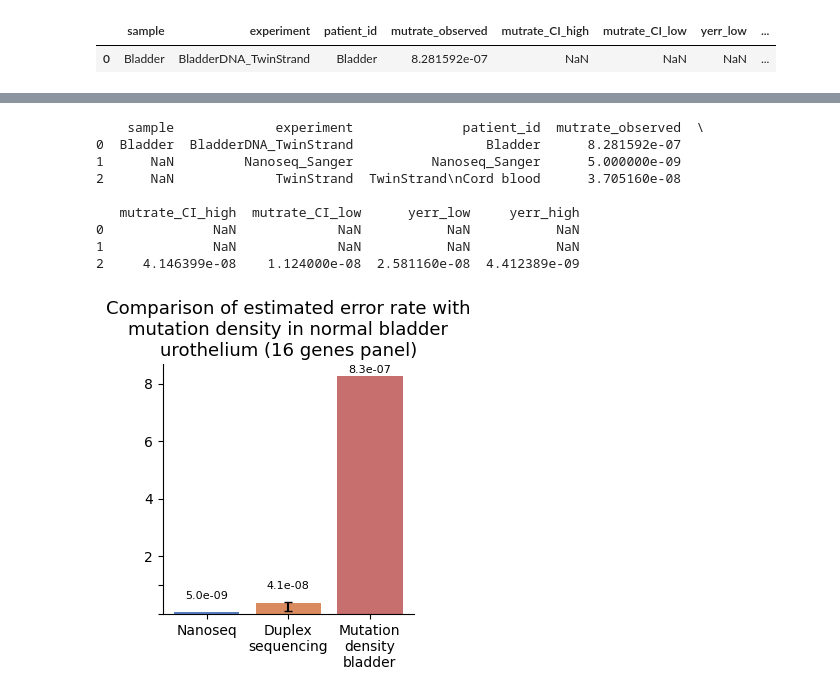
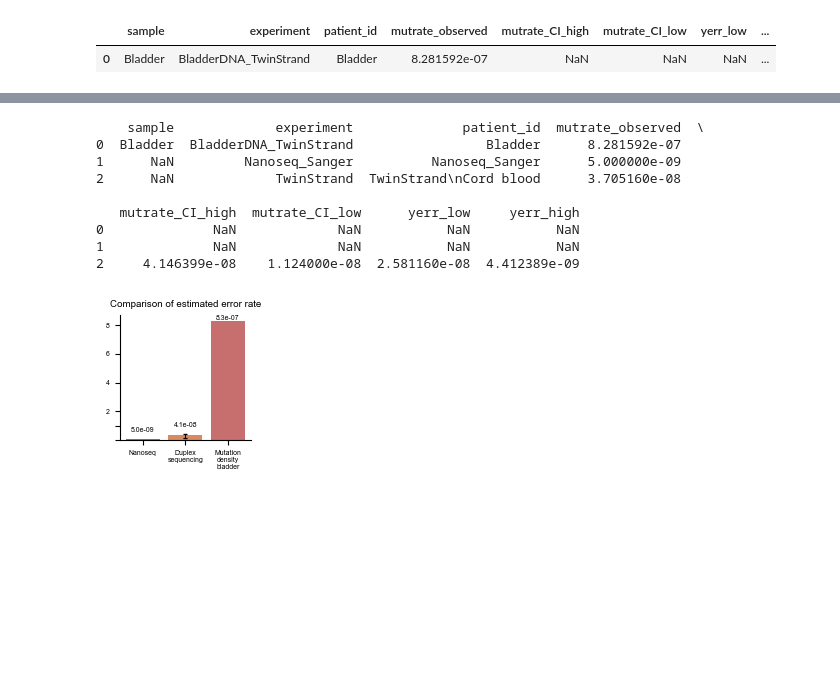
Before and after one commit to bbglab/normal_bladder_paper, a Jupyter notebook: extended/extended2/Extended2a_error_rate.ipynb, the cells around one changed output, grey strips where cells are left out. Cells and saved outputs as stored; diff of their text form; code cells hidden in the pictures; blank space fills up the shorter version.

```diff
--- a/extended/extended2/Extended2a_error_rate.ipynb
+++ b/extended/extended2/Extended2a_error_rate.ipynb
@@ -374,7 +370,7 @@ data['yerr_high'] = data['mutrate_CI_high'] - data['mutrate_observed']
 data = data.sort_values('experiment')
 print(data)
 # Plot
-plt.figure(figsize=(3, 4))
+plt.figure(figsize=(1.75, 2))
 ax = sns.barplot(
     data=data,
     x='patient_id',
@@ -397,6 +393,7 @@ for idx, sample in enumerate(sampless_list):
         fmt='none',
         ecolor='black',
-        capsize=3
+        capsize=1.5,
+        linewidth = 0.7
     )
 
 # Add mutation rate values above each bar
@@ -409,7 +406,7 @@ for idx, sample in enumerate(sampless_list):
         f'{mutrate:.1e}',
         ha='center',
         va='bottom',
-        fontsize=8,
+        fontsize = plot_fontsizes_general_config["custom_text_fontsize"],
         color='black'
     )
 
@@ -417,35 +414,36 @@ for idx, sample in enumerate(sampless_list):
 
 # Set y-axis to scientific notation
 formatter = ScalarFormatter(useMathText=True)
 formatter.set_scientific(True)
 formatter.set_powerlimits((-2, 2))
 ax.yaxis.set_major_formatter(formatter)
 
 # Remove top and right spines
 sns.despine(ax=ax, left=False, top=True, right=True)
 
 # Customize
 ax.set_ylabel("")
-ax.set_title("Comparison of estimated error rate with\nmutation density in normal bladder\nurothelium (16 genes panel)", fontsize = 13)
-ax.set_xlabel("", fontsize = 11)
+# ax.set_title("Comparison of estimated error rate with\nmutation density in normal bladder\nurothelium (16 genes panel)")
+ax.set_title("Comparison of estimated error rate")
+ax.set_xlabel("")
 ax.set_xticks(range(len(sampless_list)))
-ax.set_xticklabels(sampless_list_names, fontsize = 10, rotation=0)
+ax.set_xticklabels(sampless_list_names, rotation=0)
 ax.set_yticks([x / 1e7 for x in [0, 1, 2, 4, 6, 8] ])
 ax.set_yticklabels(['', '', '2', '4', '6', '8'])
 
 # ax.set_ylim(0, 1e-7)
 plt.tight_layout()
 plt.legend(title="Duplex sequencing technology", frameon = False).remove()
-plt.savefig("plots/ExtendedFig2a_right.png", dpi = 300)
+plt.savefig("plots/ExtendedFig2a_right.pdf", bbox_inches = 'tight', dpi = 300)
 plt.show()
 # %% [output]
     sample             experiment              patient_id  mutrate_observed  \
 0  Bladder  BladderDNA_TwinStrand                 Bladder      8.281592e-07
 1      NaN         Nanoseq_Sanger          Nanoseq_Sanger      5.000000e-09
 2      NaN             TwinStrand  TwinStrand\nCord blood      3.705160e-08
 
    mutrate_CI_high  mutrate_CI_low      yerr_low     yerr_high
 0              NaN             NaN           NaN           NaN
 1              NaN             NaN           NaN           NaN
 2     4.146399e-08    1.124000e-08  2.581160e-08  4.412389e-09
-[figure, old version]
+[figure, new version]
```
Also changed, not shown: parts of 2 cells of this notebook, 6 other files.
